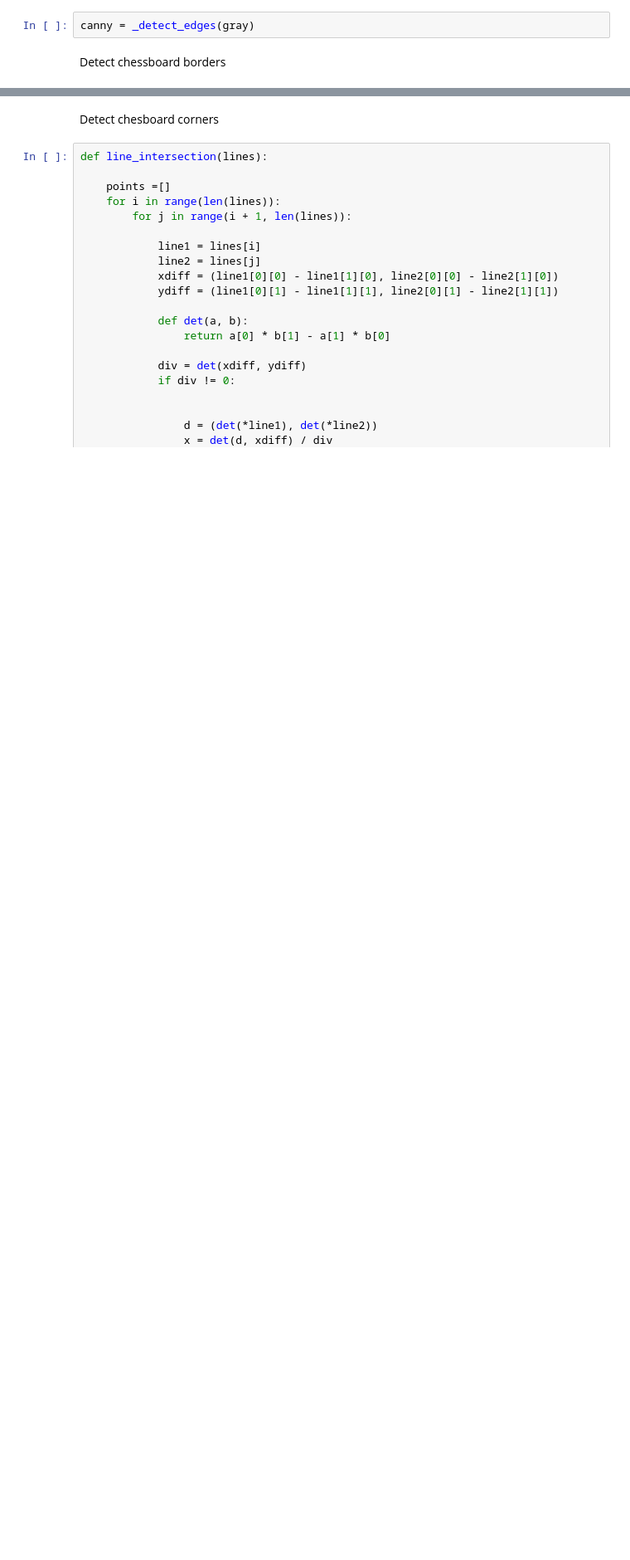
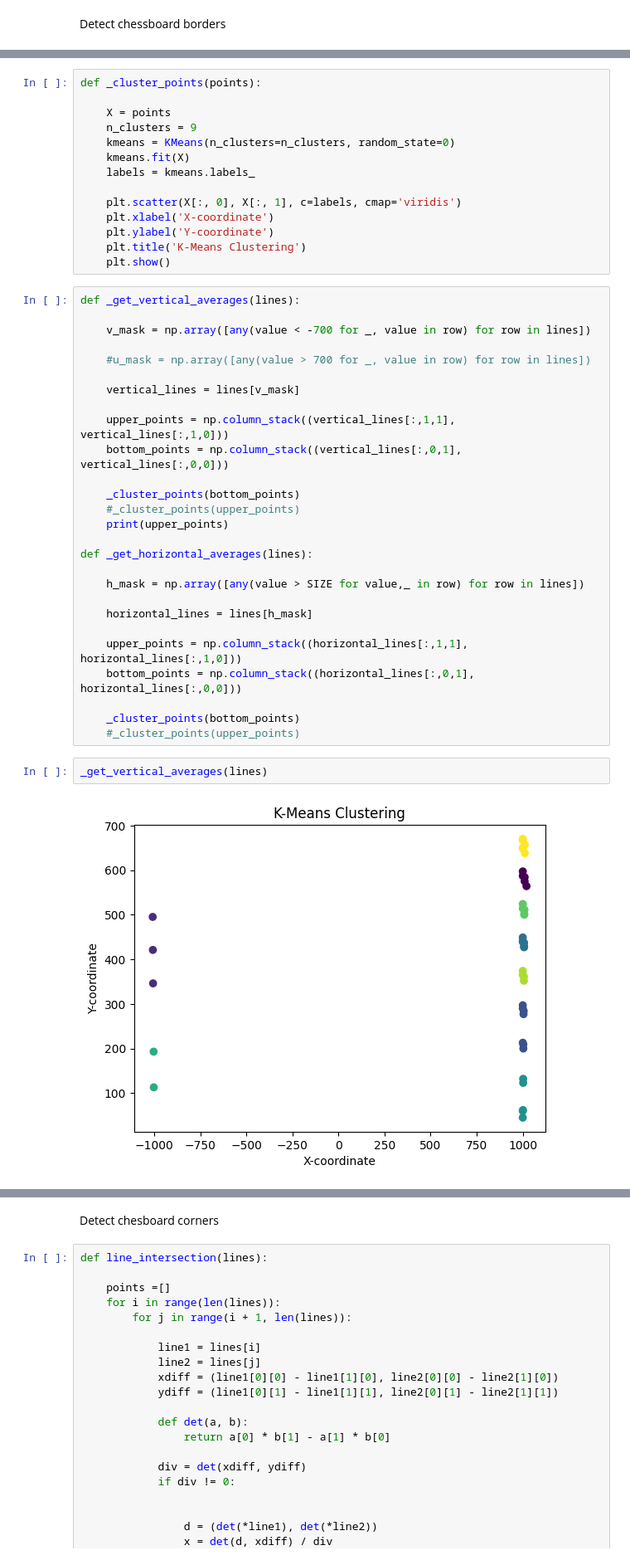
Before and after one commit to jomarkow/Chess-AI, a Jupyter notebook: src/grid_recog.ipynb, the cells around one changed output, grey strips where cells are left out. Shown: that part at 83% size. Drawn from its saved outputs; the diff is of its cells as text; blank space fills up the shorter version.

Commit message:
Create line clustering

```diff
--- a/src/grid_recog.ipynb
+++ b/src/grid_recog.ipynb
@@ -24,5 +25,3 @@ def _detect_edges(gray: np.ndarray) -> np.ndarray:
-# %%
-canny = _detect_edges(gray)
 # %% [markdown]
 Detect chessboard borders
 # %%
@@ -104,0 +73,45 @@ array([[[0, 0, 0],
+# %%
+def _cluster_points(points):
+
+    X = points
+    n_clusters = 9
+    kmeans = KMeans(n_clusters=n_clusters, random_state=0)
+    kmeans.fit(X)
+    labels = kmeans.labels_
+
+    plt.scatter(X[:, 0], X[:, 1], c=labels, cmap='viridis')
+    plt.xlabel('X-coordinate')
+    plt.ylabel('Y-coordinate')
+    plt.title('K-Means Clustering')
+    plt.show()
+# %%
+def _get_vertical_averages(lines):
+
+    v_mask = np.array([any(value < -700 for _, value in row) for row in lines])
+
+    #u_mask = np.array([any(value > 700 for _, value in row) for row in lines])
+
+    vertical_lines = lines[v_mask]
+
+    upper_points = np.column_stack((vertical_lines[:,1,1], vertical_lines[:,1,0]))
+    bottom_points = np.column_stack((vertical_lines[:,0,1], vertical_lines[:,0,0]))
+
+    _cluster_points(bottom_points)
+    #_cluster_points(upper_points)
+    print(upper_points)
+
+def _get_horizontal_averages(lines):
+
+    h_mask = np.array([any(value > SIZE for value,_ in row) for row in lines])
+
+    horizontal_lines = lines[h_mask]
+
+    upper_points = np.column_stack((horizontal_lines[:,1,1], horizontal_lines[:,1,0]))
+    bottom_points = np.column_stack((horizontal_lines[:,0,1], horizontal_lines[:,0,0]))
+
+    _cluster_points(bottom_points)
+    #_cluster_points(upper_points)
+# %%
+_get_vertical_averages(lines)
+# %% [output]
+[figure, added]
```
Also changed, not shown: parts of 8 cells of this notebook.
